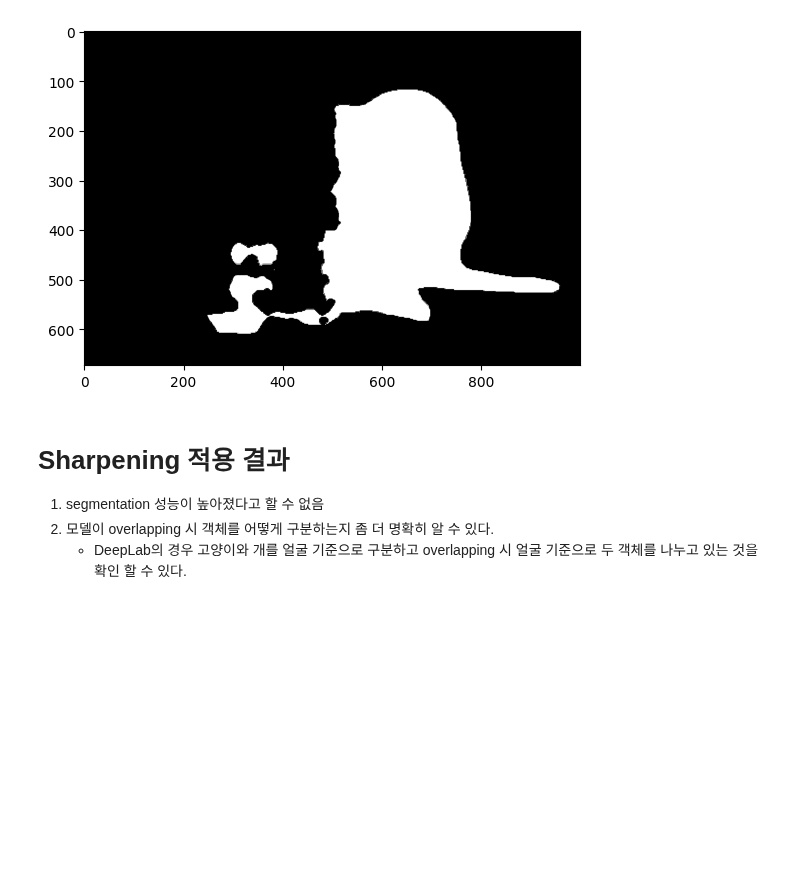
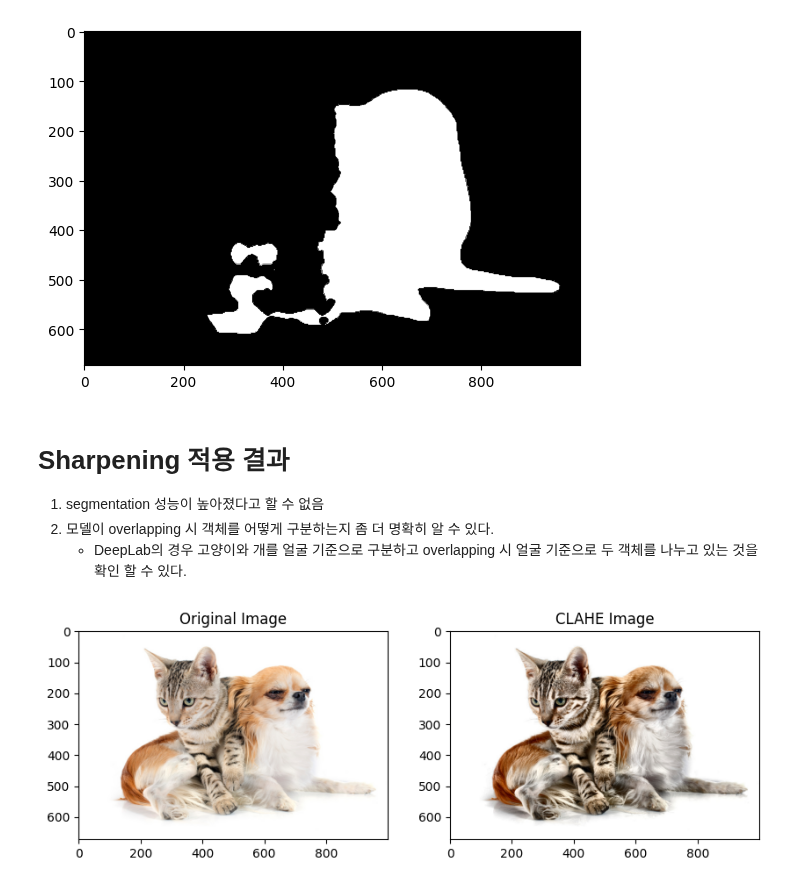
Before and after one commit to dominhok/AIFFEL_quest_rs_csw, a Jupyter notebook: Exploration/Ex04/segmentation.ipynb, the cells around one changed output. Drawn from its saved outputs; the diff is of its cells as text; code cells hidden in the pictures; blank space fills up the shorter version.

```diff
--- a/Exploration/Ex04/segmentation.ipynb
+++ b/Exploration/Ex04/segmentation.ipynb
@@ -475,3 +503,37 @@ plt.show()
 1. segmentation 성능이 높아졌다고 할 수 없음
 2. 모델이 overlapping 시 객체를 어떻게 구분하는지 좀 더 명확히 알 수 있다.
     * DeepLab의 경우 고양이와 개를 얼굴 기준으로 구분하고 overlapping 시 얼굴 기준으로 두 객체를 나누고 있는 것을 확인 할 수 있다.
+# %%
+#CLAHE 적용해보기
+image = cv2.imread(cat_dog)
+image = cv2.cvtColor(image, cv2.COLOR_BGR2RGB)
+
+# CLAHE function 정의
+def histogram_clahe(image):
+    clahe = cv2.createCLAHE(clipLimit=4, tileGridSize=(11, 11))
+    # Color image
+    if len(image.shape) == 3:
+        ycrcb_array = cv2.cvtColor(image, cv2.COLOR_RGB2YCrCb)
+        y, cr, cb = cv2.split(ycrcb_array)
+        merge_array = cv2.merge([clahe.apply(y), cr, cb])
+        output = cv2.cvtColor(merge_array, cv2.COLOR_YCrCb2RGB)
+    # Gray image
+    else:
+        output = clahe.apply(image)
+    return output
+# 필터 적용
+CLAHE_image = histogram_clahe(image)
+
+# 원본 vs 샤프닝 비교
+plt.figure(figsize=(10,5))
+plt.subplot(1,2,1)
+plt.title("Original Image")
+plt.imshow(image)
+
+plt.subplot(1,2,2)
+plt.title("CLAHE Image")
+plt.imshow(CLAHE_image)
+
+plt.show()
+# %% [output]
+[figure, added]
```
Also changed, not shown: parts of 15 cells of this notebook, 1 other file.
